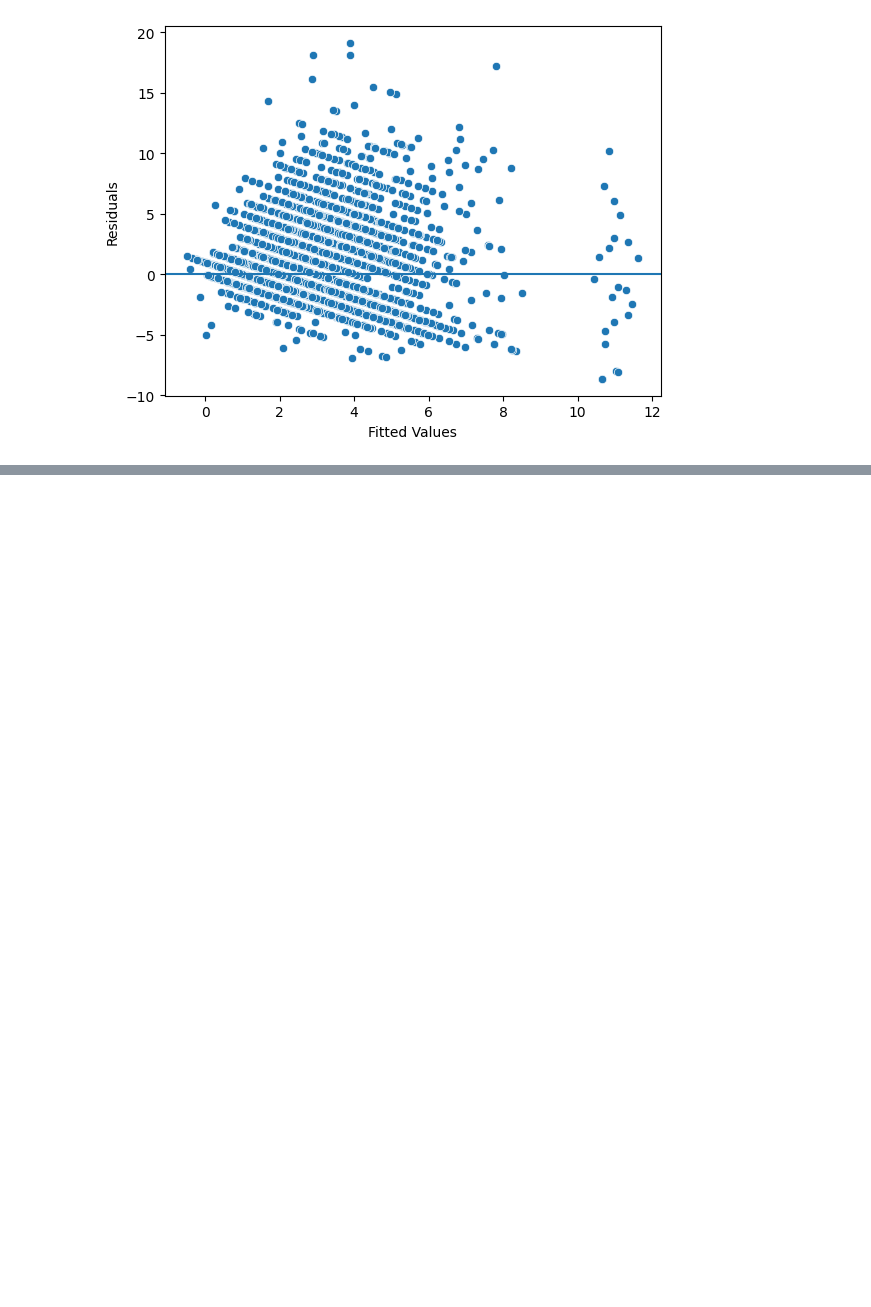
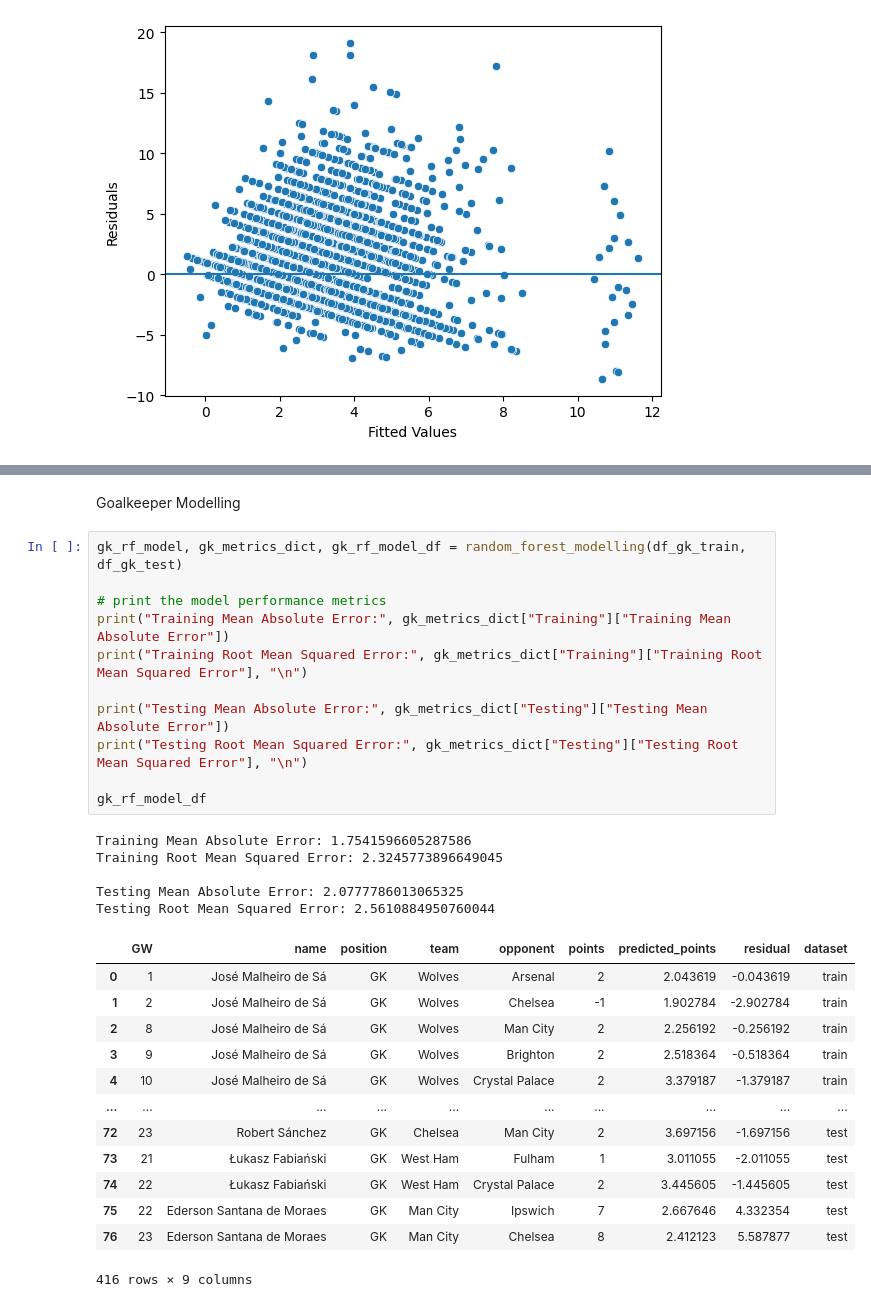
Before and after one commit to mattfurey1/fpl_points_predictor, a Jupyter notebook: project.ipynb, the cells around one changed output, grey strips where cells are left out. Drawn from its saved outputs; the diff is of its cells as text; blank space fills up the shorter version.

```diff
--- a/project.ipynb
+++ b/project.ipynb
@@ -1294,0 +1430,32 @@ Get future fixtures and make predictions for predicted points, and then rank who
+# %% [markdown]
+Goalkeeper Modelling
+# %%
+gk_rf_model, gk_metrics_dict, gk_rf_model_df = random_forest_modelling(df_gk_train, df_gk_test)
+
+# print the model performance metrics
+print("Training Mean Absolute Error:", gk_metrics_dict["Training"]["Training Mean Absolute Error"])
+print("Training Root Mean Squared Error:", gk_metrics_dict["Training"]["Training Root Mean Squared Error"], "\n")
+
+print("Testing Mean Absolute Error:", gk_metrics_dict["Testing"]["Testing Mean Absolute Error"])
+print("Testing Root Mean Squared Error:", gk_metrics_dict["Testing"]["Testing Root Mean Squared Error"], "\n")
+
+gk_rf_model_df
+# %% [output]
+Training Mean Absolute Error: 1.7541596605287586
+Training Root Mean Squared Error: 2.3245773896649045
+
+Testing Mean Absolute Error: 2.0777786013065325
+Testing Root Mean Squared Error: 2.5610884950760044
+|  | GW | name | position | team | opponent | points | predicted_points | residual | dataset |
+| 0 | 1 | José Malheiro de Sá | GK | Wolves | Arsenal | 2 | 2.043619 | -0.043619 | train |
+| 1 | 2 | José Malheiro de Sá | GK | Wolves | Chelsea | -1 | 1.902784 | -2.902784 | train |
+| 2 | 8 | José Malheiro de Sá | GK | Wolves | Man City | 2 | 2.256192 | -0.256192 | train |
+| 3 | 9 | José Malheiro de Sá | GK | Wolves | Brighton | 2 | 2.518364 | -0.518364 | train |
+| 4 | 10 | José Malheiro de Sá | GK | Wolves | Crystal Palace | 2 | 3.379187 | -1.379187 | train |
+| ... | ... | ... | ... | ... | ... | ... | ... | ... | ... |
+| 72 | 23 | Robert Sánchez | GK | Chelsea | Man City | 2 | 3.697156 | -1.697156 | test |
+| 73 | 21 | Łukasz Fabiański | GK | West Ham | Fulham | 1 | 3.011055 | -2.011055 | test |
+| 74 | 22 | Łukasz Fabiański | GK | West Ham | Crystal Palace | 2 | 3.445605 | -1.445605 | test |
+| 75 | 22 | Ederson Santana de Moraes | GK | Man City | Ipswich | 7 | 2.667646 | 4.332354 | test |
+| 76 | 23 | Ederson Santana de Moraes | GK | Man City | Chelsea | 8 | 2.412123 | 5.587877 | test |
+416 rows × 9 columns
```
Also changed, not shown: parts of 39 cells of this notebook, 2 other files.
